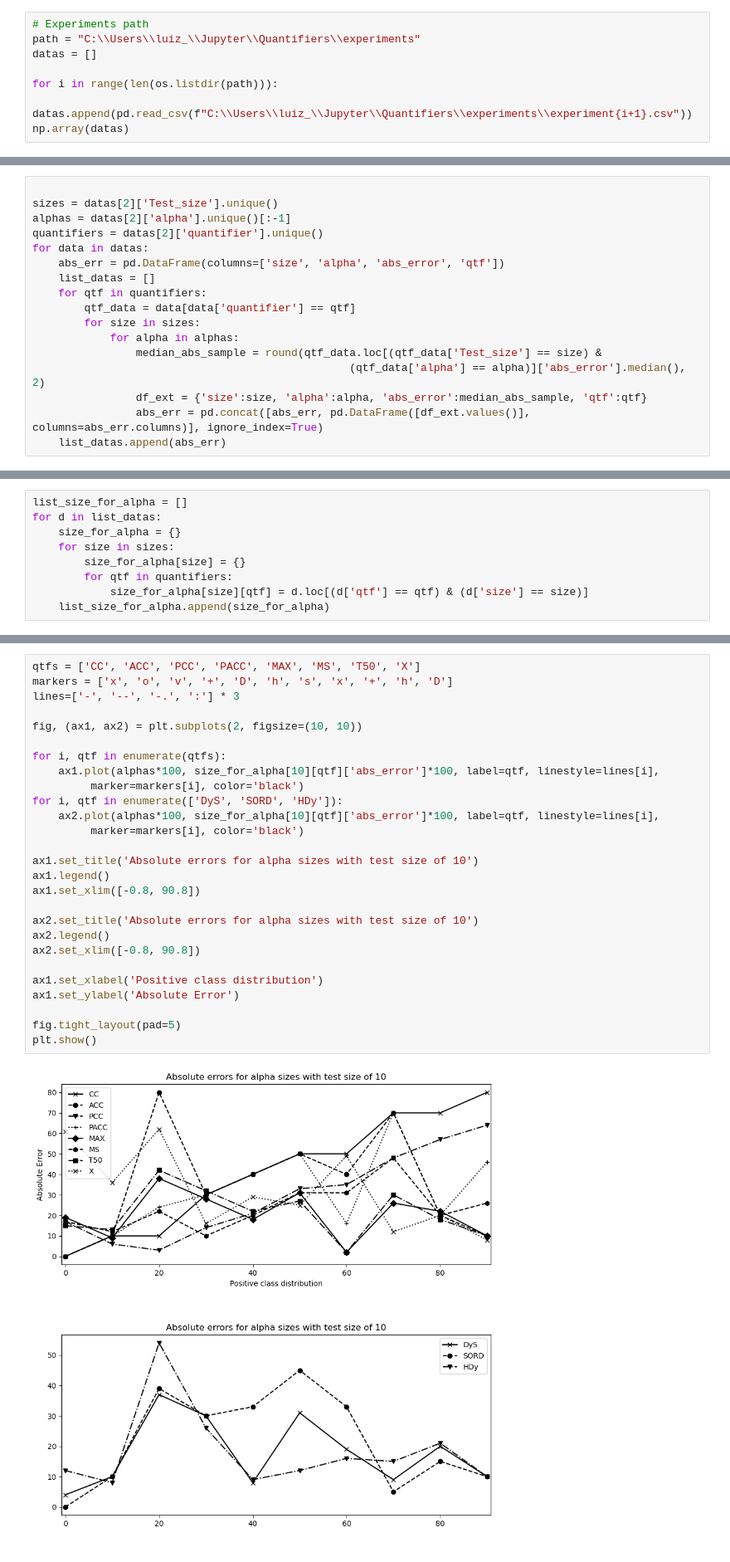
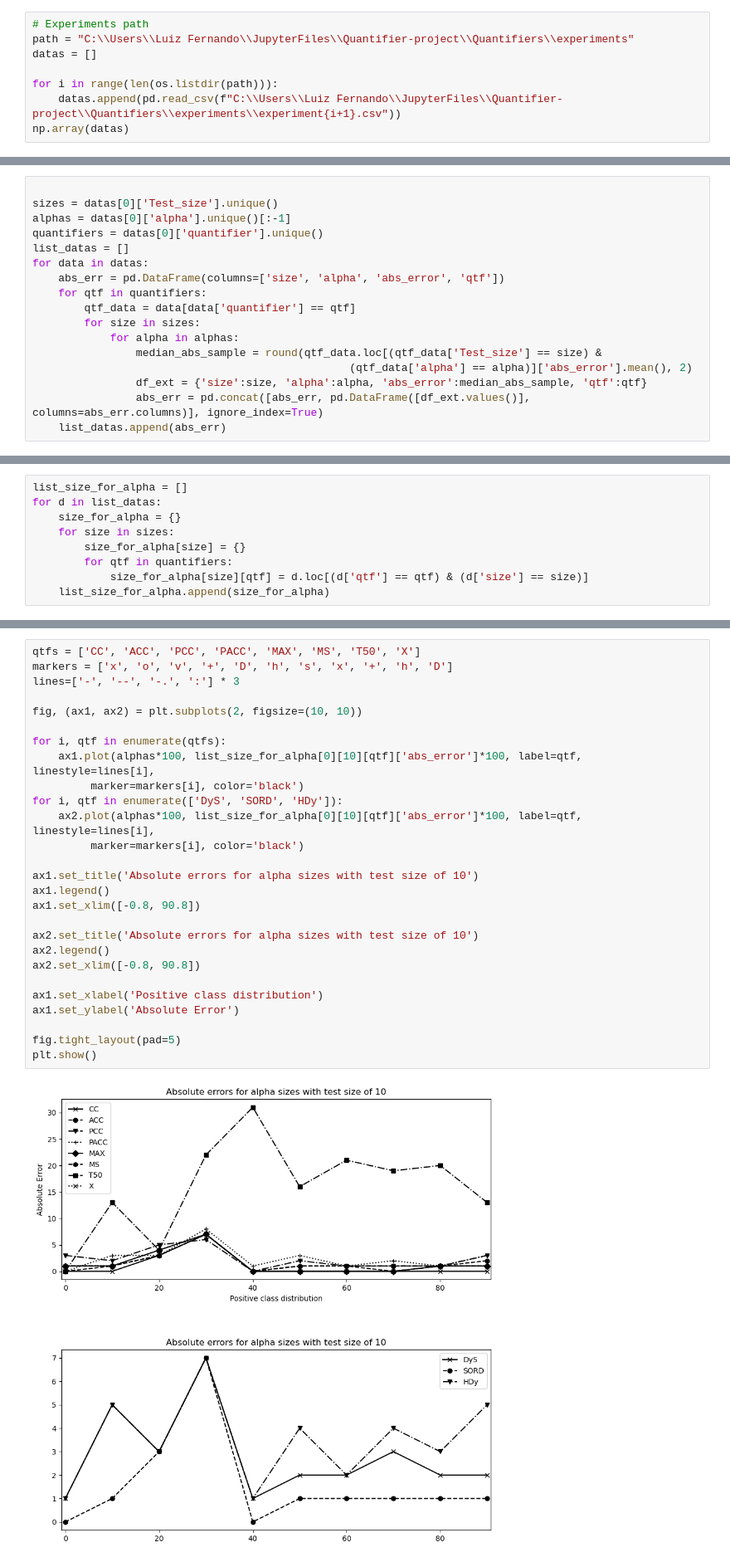
Before and after one commit to luizfernandolj/Quantifiers, a Jupyter notebook: Analysis.ipynb, the cells around one changed output, grey strips where cells are left out. Shown: that part at 83% size. Saved outputs shown, nothing was run; the diff lists cells and outputs as text.

Commit message:
Made Analysis with the experiments

```diff
--- a/Analysis.ipynb
+++ b/Analysis.ipynb
@@ -5,11 +5,11 @@ import matplotlib.pyplot as plt
 import os
 # %%
 # Experiments path
-path = "C:\\Users\\luiz_\\Jupyter\\Quantifiers\\experiments"
+path = "C:\\Users\\Luiz Fernando\\JupyterFiles\\Quantifier-project\\Quantifiers\\experiments"
 datas = []
 
 for i in range(len(os.listdir(path))):
-    datas.append(pd.read_csv(f"C:\\Users\\luiz_\\Jupyter\\Quantifiers\\experiments\\experiment{i+1}.csv"))
+    datas.append(pd.read_csv(f"C:\\Users\\Luiz Fernando\\JupyterFiles\\Quantifier-project\\Quantifiers\\experiments\\experiment{i+1}.csv"))
 np.array(datas)
 # %% [output]
 array([[[1, 10, 0.0, ..., 0.0, 0.0, 'CC'],
@@ -80,17 +52,17 @@ datas[2]
 # %%
 
-sizes = datas[2]['Test_size'].unique()
-alphas = datas[2]['alpha'].unique()[:-1]
-quantifiers = datas[2]['quantifier'].unique()
+sizes = datas[0]['Test_size'].unique()
+alphas = datas[0]['alpha'].unique()[:-1]
+quantifiers = datas[0]['quantifier'].unique()
+list_datas = []
 for data in datas:
     abs_err = pd.DataFrame(columns=['size', 'alpha', 'abs_error', 'qtf'])
-    list_datas = []
     for qtf in quantifiers:
         qtf_data = data[data['quantifier'] == qtf]
         for size in sizes:
             for alpha in alphas:
                 median_abs_sample = round(qtf_data.loc[(qtf_data['Test_size'] == size) &
-                                                 (qtf_data['alpha'] == alpha)]['abs_error'].median(), 2)
+                                                 (qtf_data['alpha'] == alpha)]['abs_error'].mean(), 2)
                 df_ext = {'size':size, 'alpha':alpha, 'abs_error':median_abs_sample, 'qtf':qtf}
                 abs_err = pd.concat([abs_err, pd.DataFrame([df_ext.values()], columns=abs_err.columns)], ignore_index=True)
     list_datas.append(abs_err)
@@ -140,32 +98,32 @@ list_size_for_alpha[0][100]['DyS']
 # %%
 qtfs = ['CC', 'ACC', 'PCC', 'PACC', 'MAX', 'MS', 'T50', 'X']
 markers = ['x', 'o', 'v', '+', 'D', 'h', 's', 'x', '+', 'h', 'D']
 lines=['-', '--', '-.', ':'] * 3
 
 fig, (ax1, ax2) = plt.subplots(2, figsize=(10, 10))
 
 for i, qtf in enumerate(qtfs):
-    ax1.plot(alphas*100, size_for_alpha[10][qtf]['abs_error']*100, label=qtf, linestyle=lines[i],
+    ax1.plot(alphas*100, list_size_for_alpha[0][10][qtf]['abs_error']*100, label=qtf, linestyle=lines[i],
          marker=markers[i], color='black')
 for i, qtf in enumerate(['DyS', 'SORD', 'HDy']):
-    ax2.plot(alphas*100, size_for_alpha[10][qtf]['abs_error']*100, label=qtf, linestyle=lines[i],
+    ax2.plot(alphas*100, list_size_for_alpha[0][10][qtf]['abs_error']*100, label=qtf, linestyle=lines[i],
          marker=markers[i], color='black')
 
 ax1.set_title('Absolute errors for alpha sizes with test size of 10')
 ax1.legend()
 ax1.set_xlim([-0.8, 90.8])
 
 ax2.set_title('Absolute errors for alpha sizes with test size of 10')
 ax2.legend()
 ax2.set_xlim([-0.8, 90.8])
 
 ax1.set_xlabel('Positive class distribution')
 ax1.set_ylabel('Absolute Error')
 
 fig.tight_layout(pad=5)
 plt.show()
 # %% [output]
-[figure, old version]
+[figure, new version]
 # %%
 fig, (ax1, ax2) = plt.subplots(2, figsize=(10, 10))
 
```
Also changed, not shown: parts of 14 cells of this notebook, 4 other files.
